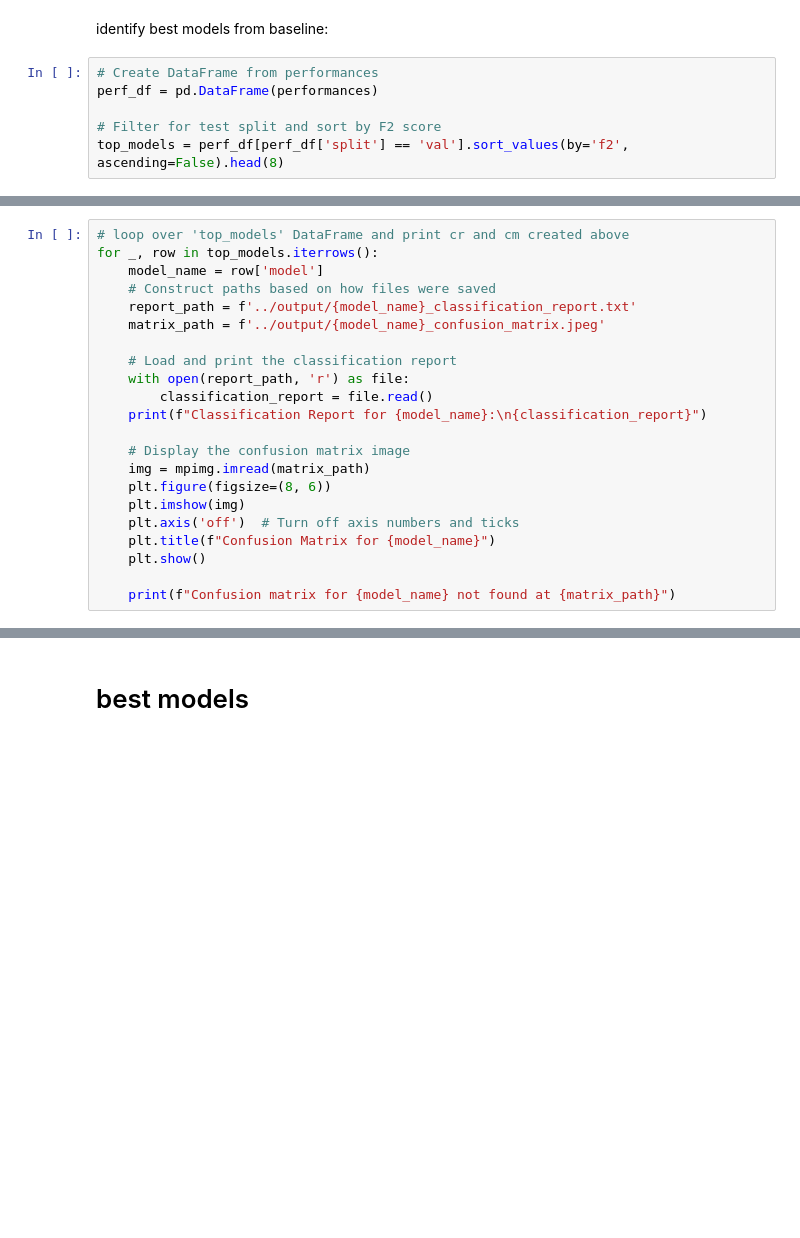
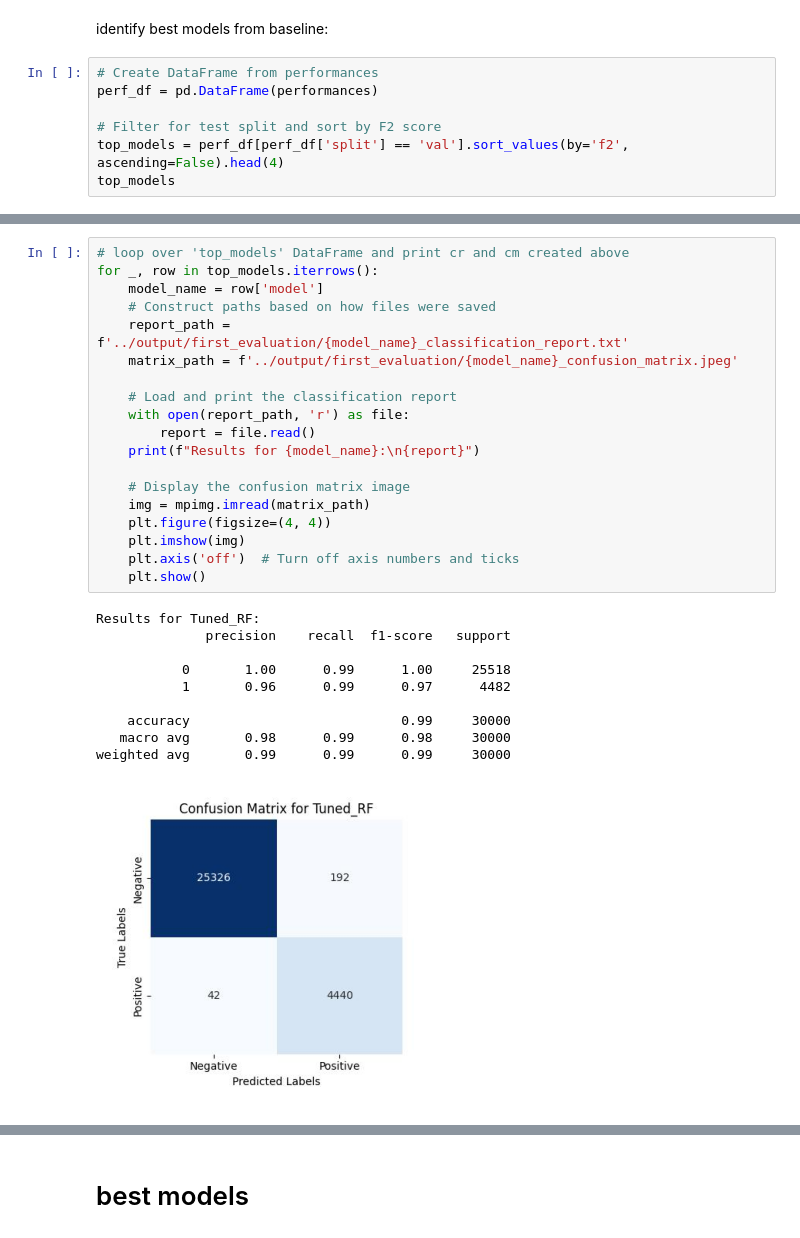
Before and after one commit to SarahHvidAndersenKnowit/DataScience_project, a Jupyter notebook: nbs/new_model.ipynb, the cells around one changed output, grey strips where cells are left out. Saved outputs shown, nothing was run; the diff lists cells and outputs as text; blank space fills up the shorter version.

```diff
--- a/nbs/new_model.ipynb
+++ b/nbs/new_model.ipynb
@@ -244,4 +308,5 @@ identify best models from baseline:
 perf_df = pd.DataFrame(performances)
 
 # Filter for test split and sort by F2 score
-top_models = perf_df[perf_df['split'] == 'val'].sort_values(by='f2', ascending=False).head(8)
+top_models = perf_df[perf_df['split'] == 'val'].sort_values(by='f2', ascending=False).head(4)
+top_models
@@ -248,22 +319,30 @@ top_models = perf_df[perf_df['split'] == 'val'].sort_values(by='f2', ascending=F
 # %%
 # loop over 'top_models' DataFrame and print cr and cm created above
 for _, row in top_models.iterrows():
     model_name = row['model']
     # Construct paths based on how files were saved
-    report_path = f'../output/{model_name}_classification_report.txt'
-    matrix_path = f'../output/{model_name}_confusion_matrix.jpeg'
+    report_path = f'../output/first_evaluation/{model_name}_classification_report.txt'
+    matrix_path = f'../output/first_evaluation/{model_name}_confusion_matrix.jpeg'
 
     # Load and print the classification report
     with open(report_path, 'r') as file:
-        classification_report = file.read()
-    print(f"Classification Report for {model_name}:\n{classification_report}")
+        report = file.read()
+    print(f"Results for {model_name}:\n{report}")
 
     # Display the confusion matrix image
     img = mpimg.imread(matrix_path)
-    plt.figure(figsize=(8, 6))
+    plt.figure(figsize=(4, 4))
     plt.imshow(img)
     plt.axis('off')  # Turn off axis numbers and ticks
-    plt.title(f"Confusion Matrix for {model_name}")
     plt.show()
-
-    print(f"Confusion matrix for {model_name} not found at {matrix_path}")
+# %% [output]
+Results for Tuned_RF:
+              precision    recall  f1-score   support
+
+           0       1.00      0.99      1.00     25518
+           1       0.96      0.99      0.97      4482
+
+    accuracy                           0.99     30000
+   macro avg       0.98      0.99      0.98     30000
+weighted avg       0.99      0.99      0.99     30000
+[figure, added]
```
Also changed, not shown: parts of 12 cells of this notebook, 42 other files.
